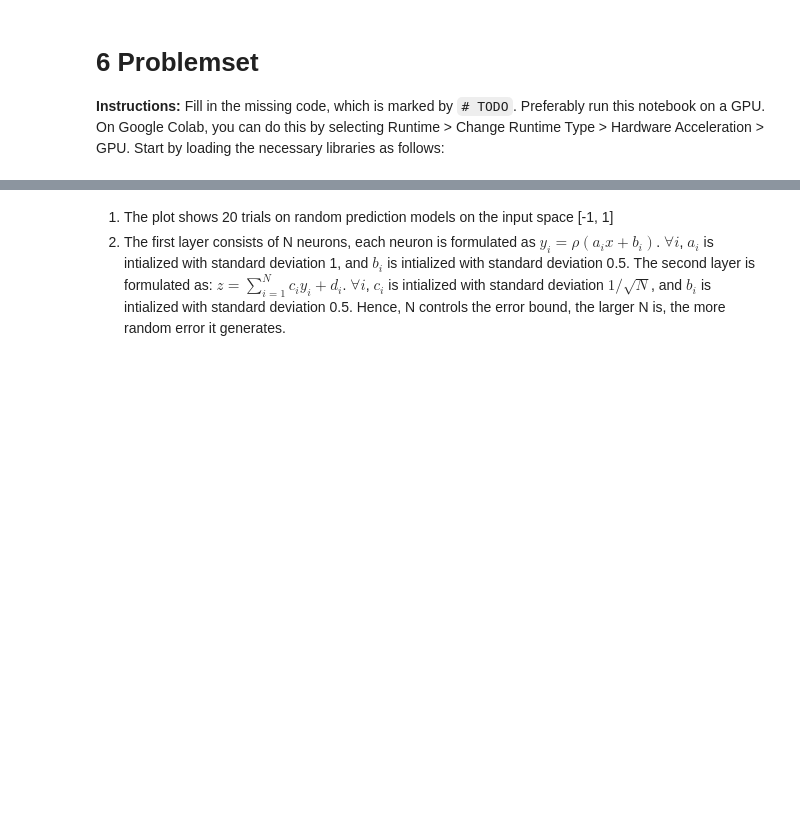
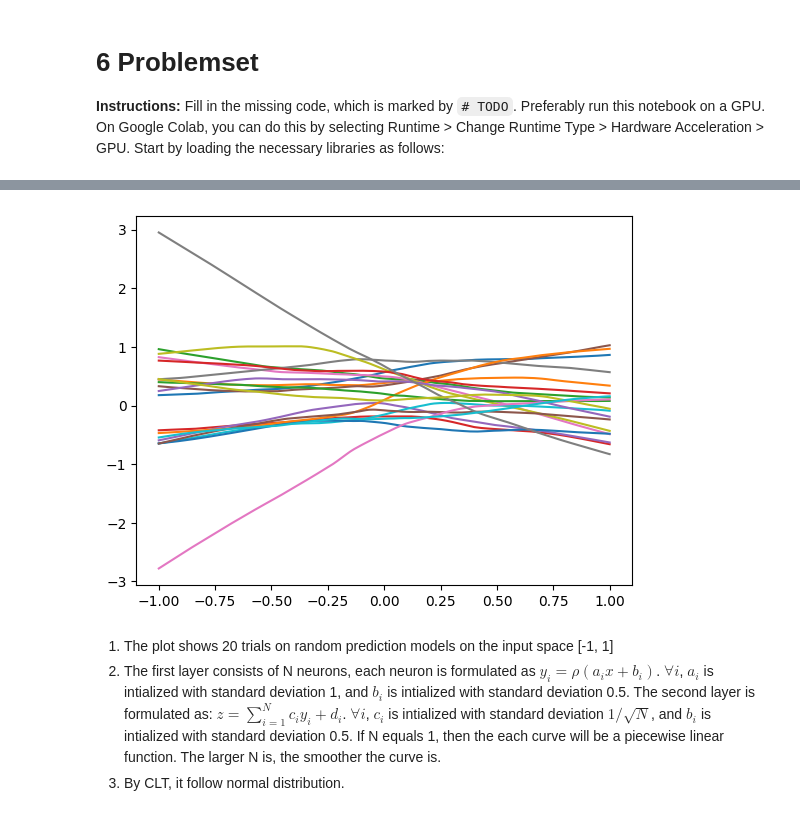
Before and after one commit to shahuiz/MH3520_Homework, a Jupyter notebook: 06-problemset.ipynb, the cells around one changed output, grey strips where cells are left out. Cells and saved outputs as stored; diff of their text form; code cells hidden in the pictures; blank space fills up the shorter version.

Commit message:
Recomplie the program for visual results

```diff
--- a/06-problemset.ipynb
+++ b/06-problemset.ipynb
@@ -27,4 +32,5 @@ for i in range(20):
     tf.keras.layers.Dense(N, activation='relu', bias_initializer=tf.keras.initializers.RandomNormal(stddev=0.5), kernel_initializer=tf.keras.initializers.RandomNormal(stddev = 1.)),
     tf.keras.layers.Dense(1, bias_initializer=tf.keras.initializers.RandomNormal(stddev=0.5), kernel_initializer=tf.keras.initializers.RandomNormal(stddev = 1./np.sqrt(N)))
   ])
-  ax.plot(np.linspace(-1, 1, 1000), model.predict(np.linspace(-1, 1, 1000)))
+  ax.plot(np.linspace(-1, 1, 1000), model.predict(np.linspace(-1, 1, 1000), verbose=0))
+# %% [output]
@@ -31,6 +39,8 @@ for i in range(20):
+[figure, added]
 # %% [markdown]
 1. The plot shows 20 trials on random prediction models on the input space [-1, 1]
-2. The first layer consists of N neurons, each neuron is formulated as $y_i=\rho(a_ix+b_i)$. $\forall i$, $a_i$ is intialized with standard deviation 1, and $b_i$ is intialized with standard deviation 0.5. The second layer is formulated as: $z = \sum_{i=1}^{N}c_iy_i+d_i$. $\forall i$, $c_i$ is intialized with standard deviation $1/\sqrt{N}$, and $b_i$ is intialized with standard deviation 0.5. Hence, N controls the error bound, the larger N is, the more random error it generates.
+2. The first layer consists of N neurons, each neuron is formulated as $y_i=\rho(a_ix+b_i)$. $\forall i$, $a_i$ is intialized with standard deviation 1, and $b_i$ is intialized with standard deviation 0.5. The second layer is formulated as: $z = \sum_{i=1}^{N}c_iy_i+d_i$. $\forall i$, $c_i$ is intialized with standard deviation $1/\sqrt{N}$, and $b_i$ is intialized with standard deviation 0.5. If N equals 1, then the each curve will be a piecewise linear function. The larger N is, the smoother the curve is.
+3. By CLT, it follow normal distribution.
 # %% [markdown]
 ## 6.5 Gradient flow of overparameterized networks
 
```
Also changed, not shown: parts of 14 cells of this notebook.
